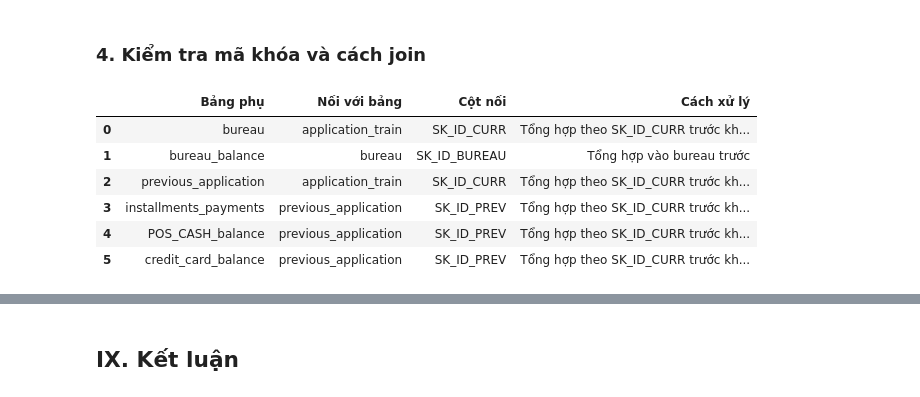
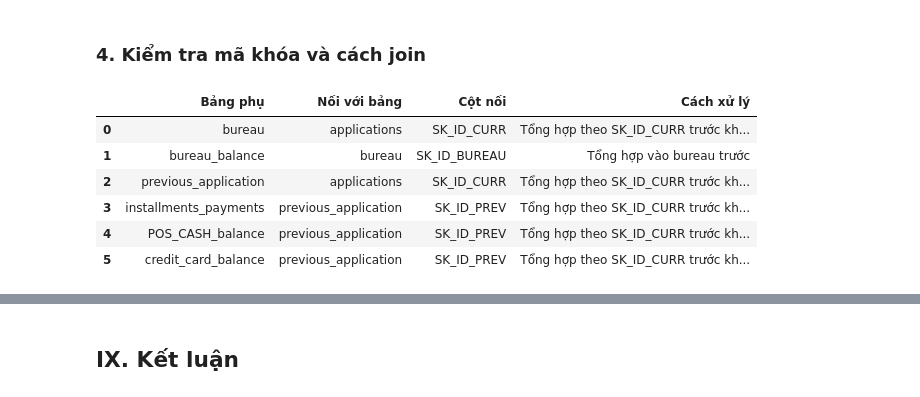
Before and after one commit to thanhhung9720001-collab/credit-risk-classifier, a Jupyter notebook: notebooks/01_data_understanding.ipynb, the cells around one changed output, grey strips where cells are left out. Saved outputs shown, nothing was run; the diff lists cells and outputs as text; code cells hidden in the pictures.

```diff
--- a/notebooks/01_data_understanding.ipynb
+++ b/notebooks/01_data_understanding.ipynb
@@ -1213,23 +1232,23 @@ pd.DataFrame(
 # %%
 # Cách nối các bảng phụ với bảng chính.
 join_guide = [
-    ["bureau", "application_train", "SK_ID_CURR", "Tổng hợp theo SK_ID_CURR trước khi join"],
+    ["bureau", "applications", "SK_ID_CURR", "Tổng hợp theo SK_ID_CURR trước khi join"],
     ["bureau_balance", "bureau", "SK_ID_BUREAU", "Tổng hợp vào bureau trước"],
-    ["previous_application", "application_train", "SK_ID_CURR", "Tổng hợp theo SK_ID_CURR trước khi join"],
+    ["previous_application", "applications", "SK_ID_CURR", "Tổng hợp theo SK_ID_CURR trước khi join"],
     ["installments_payments", "previous_application", "SK_ID_PREV", "Tổng hợp theo SK_ID_CURR trước khi join"],
     ["POS_CASH_balance", "previous_application", "SK_ID_PREV", "Tổng hợp theo SK_ID_CURR trước khi join"],
     ["credit_card_balance", "previous_application", "SK_ID_PREV", "Tổng hợp theo SK_ID_CURR trước khi join"],
 ]
 
 pd.DataFrame(
     join_guide,
     columns=["Bảng phụ", "Nối với bảng", "Cột nối", "Cách xử lý"],
 )
 # %% [output]
 |  | Bảng phụ | Nối với bảng | Cột nối | Cách xử lý |
-| 0 | bureau | application_train | SK_ID_CURR | Tổng hợp theo SK_ID_CURR trước kh... |
+| 0 | bureau | applications | SK_ID_CURR | Tổng hợp theo SK_ID_CURR trước kh... |
 | 1 | bureau_balance | bureau | SK_ID_BUREAU | Tổng hợp vào bureau trước |
-| 2 | previous_application | application_train | SK_ID_CURR | Tổng hợp theo SK_ID_CURR trước kh... |
+| 2 | previous_application | applications | SK_ID_CURR | Tổng hợp theo SK_ID_CURR trước kh... |
 | 3 | installments_payments | previous_application | SK_ID_PREV | Tổng hợp theo SK_ID_CURR trước kh... |
 | 4 | POS_CASH_balance | previous_application | SK_ID_PREV | Tổng hợp theo SK_ID_CURR trước kh... |
 | 5 | credit_card_balance | previous_application | SK_ID_PREV | Tổng hợp theo SK_ID_CURR trước kh... |
```
Also changed, not shown: parts of 38 cells of this notebook, 10 other files.
